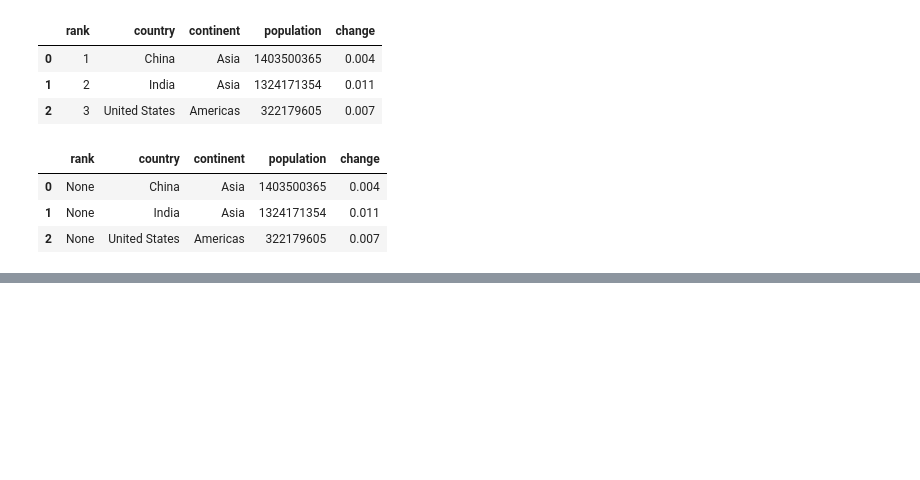
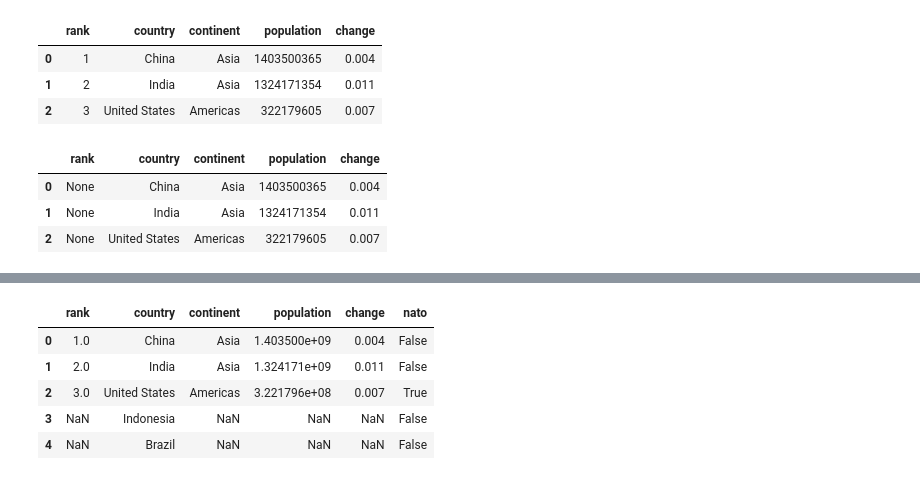
Before and after one commit to hotcode002/Machine-Learning-with-Python, a Jupyter notebook: week_1_basics/day_4_ml_data_structures_1/notebooks/pandas.ipynb, the cells around one changed output, grey strips where cells are left out. Drawn from its saved outputs; the diff is of its cells as text; code cells hidden in the pictures; blank space fills up the shorter version.

```diff
--- a/week_1_basics/day_4_ml_data_structures_1/notebooks/pandas.ipynb
+++ b/week_1_basics/day_4_ml_data_structures_1/notebooks/pandas.ipynb
@@ -731,0 +803,3 @@ df_new
+# %%
+df_1 = df.iloc[0:3,:]
+df_1
@@ -731,0 +811,5 @@ df_new
+# %%
+df_3 = pd.DataFrame()
+df_3["country"] = [ "China","India","United States","Indonesia","Brazil"]
+df_3["nato"] = [False,False,True,False,False]
+df_3
@@ -731,0 +823,9 @@ df_new
+# %%
+df_1.merge(df_3,how="right")
+# %% [output]
+|  | rank | country | continent | population | change | nato |
+| 0 | 1.0 | China | Asia | 1.403500e+09 | 0.004 | False |
+| 1 | 2.0 | India | Asia | 1.324171e+09 | 0.011 | False |
+| 2 | 3.0 | United States | Americas | 3.221796e+08 | 0.007 | True |
+| 3 | NaN | Indonesia | NaN | NaN | NaN | False |
+| 4 | NaN | Brazil | NaN | NaN | NaN | False |
```
Also changed, not shown: parts of 15 cells of this notebook, 4 other files.
